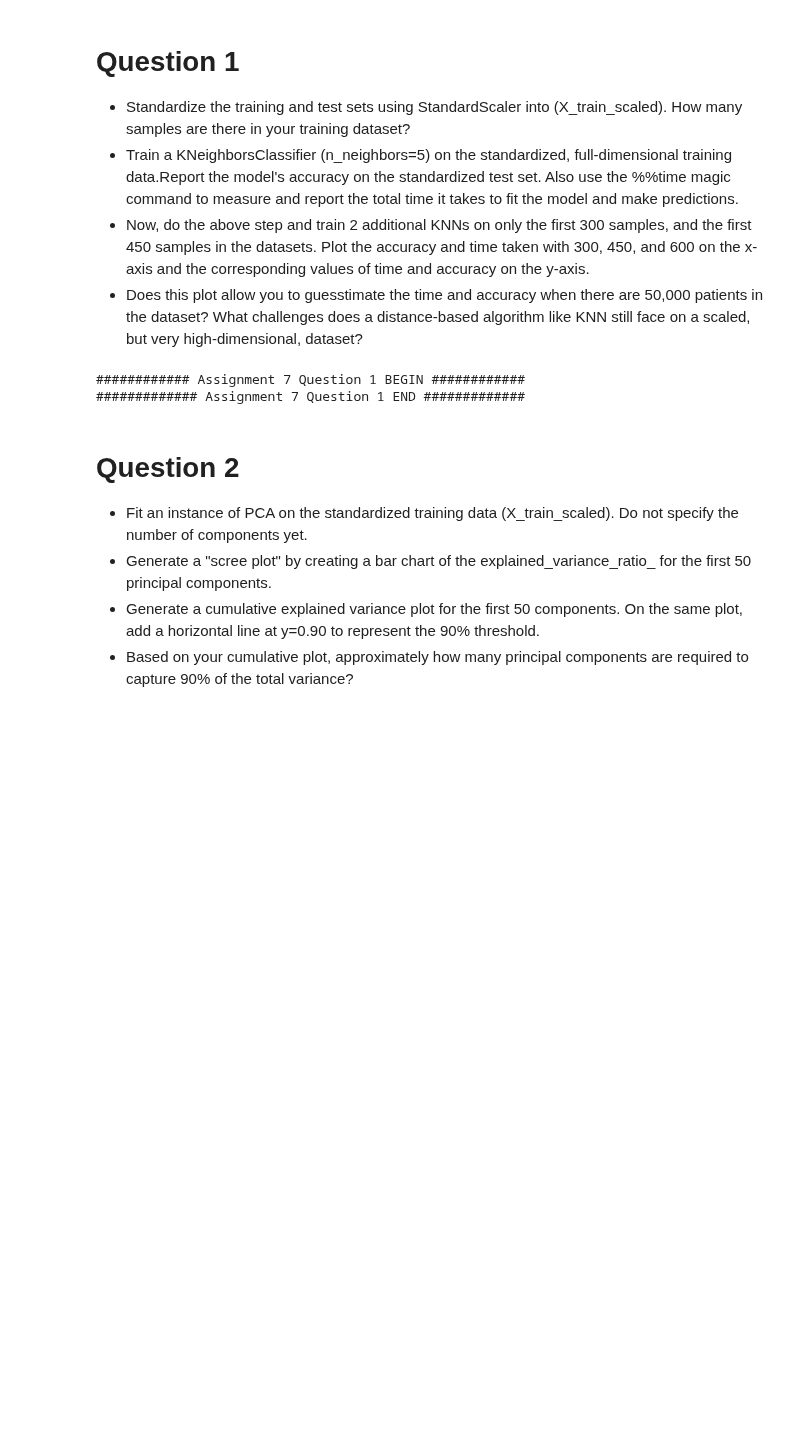
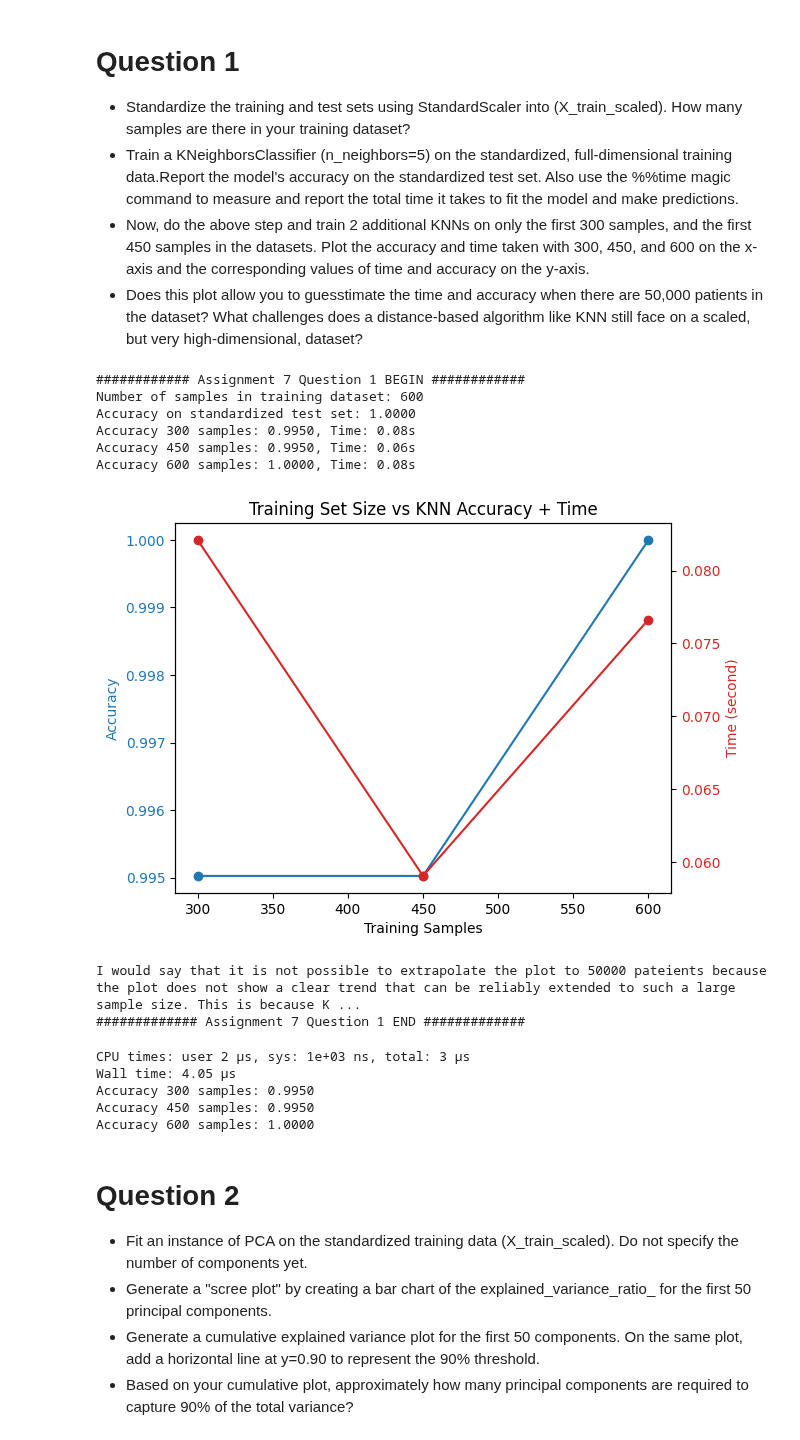
Before and after one commit to stin-j/OMIS-115-LAB, a Jupyter notebook: LAB-7/lab7.ipynb, the cells around one changed output. Cells and saved outputs as stored; diff of their text form; code cells hidden in the pictures; blank space fills up the shorter version.

```diff
--- a/LAB-7/lab7.ipynb
+++ b/LAB-7/lab7.ipynb
@@ -46,11 +46,84 @@ X, y = load_tcga_data()
 - Does this plot allow you to guesstimate the time and accuracy when there are 50,000 patients in the dataset? What challenges does a distance-based algorithm like KNN still face on a scaled, but very high-dimensional, dataset?
 # %%
 print("############ Assignment 7 Question 1 BEGIN ############")
+# part a
+X_train, X_test, y_train, y_test = train_test_split(X, y, train_size=0.75, random_state=0, stratify=y)
+print(f"Number of samples in training dataset: {X_train.shape[0]}")
+# STANDARDIZE DATA
+X_train_scaled = StandardScaler().fit_transform(X_train)
+X_test_scaled = StandardScaler().fit_transform(X_test)
 
+# part b
+knn_full = KNeighborsClassifier(n_neighbors=5)
+knn_full.fit(X_train_scaled, y_train)
+y_pred_full = knn_full.predict(X_test_scaled)
+print(f"Accuracy on standardized test set: {accuracy_score(y_test, y_pred_full):.4f}")
+
+# part c
+sample_sizes = [300, 450, 600]
+accuracies = []
+times = []
+
+for n in sample_sizes:
+    X_train_n = X_train_scaled[:n]
+    y_train_n = y_train.iloc[:n]
+    start = time.time()
+    knn = KNeighborsClassifier(n_neighbors=5)
+    knn.fit(X_train_n, y_train_n)
+    y_pred = knn.predict(X_test_scaled)
+    elapsed = time.time() - start
+    acc = accuracy_score(y_test, y_pred)
+    accuracies.append(acc)
+    times.append(elapsed)
+    print(f"Accuracy {n} samples: {acc:.4f}, Time: {elapsed:.2f}s")
+
+# Plot accuracy and time
+fig, ax1 = plt.subplots()
+color = 'tab:blue'
+ax1.set_xlabel('Training Samples')
+ax1.set_ylabel('Accuracy', color=color)
+ax1.plot(sample_sizes, accuracies, marker='o', color=color)
+ax1.tick_params(axis='y', labelcolor=color)
+
+ax2 = ax1.twinx()
+color = 'tab:red'
+ax2.set_ylabel('Time (second)', color=color)
+ax2.plot(sample_sizes, times, marker='o', color=color)
+ax2.tick_params(axis='y', labelcolor=color)
+
+plt.title('Training Set Size vs KNN Accuracy + Time')
+plt.show()
+
+# part d
+print("I would say that it is not possible to extrapolate the plot to 50000 pateients because the plot does not show a clear trend that can be reliably extended to such a large sample size. This is because KNN faces challenges in high dimensions due to the curse of dimensionality, making distance less meaningful and computation expensive even with scaling. Especially with 50,000 patients, time and memory requirements would grow rapidly exponentially.")
 print("############# Assignment 7 Question 1 END #############")
 # %% [output]
 ############ Assignment 7 Question 1 BEGIN ############
-############# Assignment 7 Question 1 END #############
+Number of samples in training dataset: 600
+Accuracy on standardized test set: 1.0000
+Accuracy 300 samples: 0.9950, Time: 0.08s
+Accuracy 450 samples: 0.9950, Time: 0.06s
+Accuracy 600 samples: 1.0000, Time: 0.08s
+[figure, added]
+I would say that it is not possible to extrapolate the plot to 50000 pateients because the plot does not show a clear trend that can be reliably extended to such a large sample size. This is because K ...
+############# Assignment 7 Question 1 END #############
+# %%
+%time
+for n in sample_sizes:
+    X_train_n = X_train_scaled[:n]
+    y_train_n = y_train.iloc[:n]
+    knn = KNeighborsClassifier(n_neighbors=5)
+    knn.fit(X_train_n, y_train_n)
+    y_pred = knn.predict(X_test_scaled)
+    acc = accuracy_score(y_test, y_pred)
+    accuracies.append(acc)
+    print(f"Accuracy {n} samples: {acc:.4f}")
+# %% [output]
+CPU times: user 2 μs, sys: 1e+03 ns, total: 3 μs
+Wall time: 4.05 μs
+Accuracy 300 samples: 0.9950
+Accuracy 450 samples: 0.9950
+Accuracy 600 samples: 1.0000
 # %% [markdown]
 # Question 2
 - Fit an instance of PCA on the standardized training data (X_train_scaled). Do not specify the number of components yet.
```
Also changed, not shown: parts of 8 cells of this notebook.
